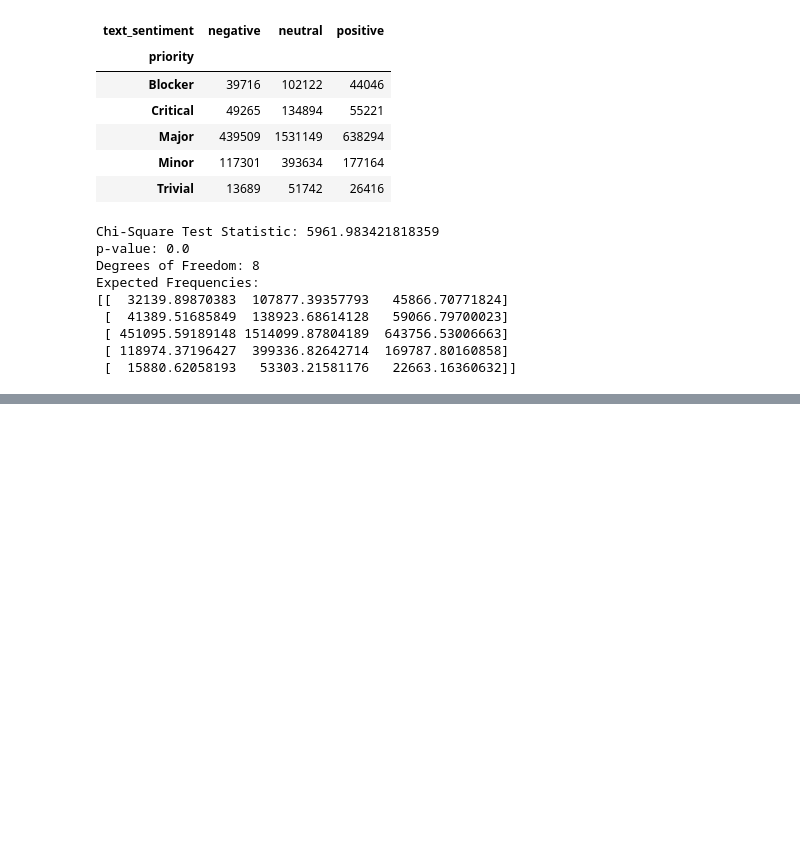
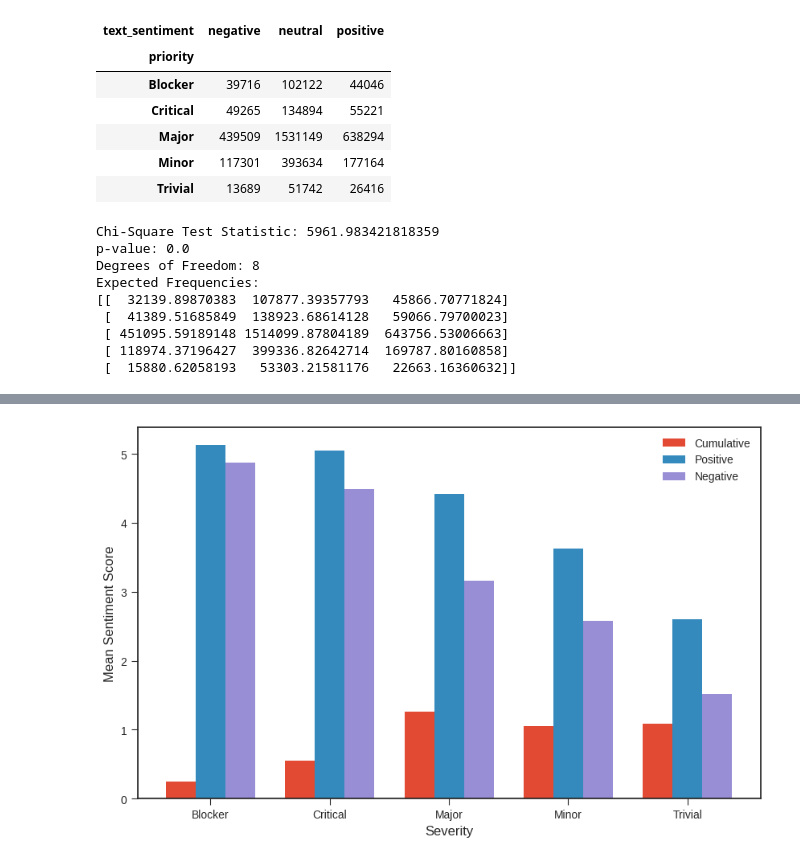
Before and after one commit to raianmr/seBERT, a Jupyter notebook: notebooks/RQs.ipynb, the cells around one changed output, grey strips where cells are left out. Drawn from its saved outputs; the diff is of its cells as text; code cells hidden in the pictures; blank space fills up the shorter version.

```diff
--- a/notebooks/RQs.ipynb
+++ b/notebooks/RQs.ipynb
@@ -168,0 +266,2 @@ Expected Frequencies:
+# %%
+plt.style.use('seaborn-v0_8-ticks')
@@ -168,0 +339,8 @@ Expected Frequencies:
+# %%
+mean_cumulative_scores = rq34.groupby('priority')['sentiment_score_cumulative'].mean().reset_index()
+mean_positive_scores = rq34.groupby('priority')['sentiment_score_positive'].mean().reset_index()
+mean_negative_scores = rq34.groupby('priority')['sentiment_score_negative'].mean().reset_index()
+
+mean_scores = mean_cumulative_scores.merge(mean_positive_scores, on='priority')
+mean_scores = mean_scores.merge(mean_negative_scores, on='priority')
+mean_scores
@@ -168,0 +354,18 @@ Expected Frequencies:
+# %%
+plt.figure(figsize=(10, 6))
+
+bar_width = 0.25
+bar_positions = list(range(len(mean_scores)))
+
+plt.bar([pos - bar_width for pos in bar_positions], mean_scores['sentiment_score_cumulative'], width=bar_width, label='Cumulative')
+plt.bar(bar_positions, mean_scores['sentiment_score_positive'], width=bar_width, label='Positive')
+plt.bar([pos + bar_width for pos in bar_positions], mean_scores['sentiment_score_negative'], width=bar_width, label='Negative')
+
+plt.xlabel('Severity')
+plt.ylabel('Mean Sentiment Score')
+# plt.title('Mean Sentiment Scores by Priority')
+plt.xticks(bar_positions, mean_scores['priority'])
+plt.legend()
+plt.show()
+# %% [output]
+[figure, added]
```
Also changed, not shown: parts of 24 cells of this notebook.
